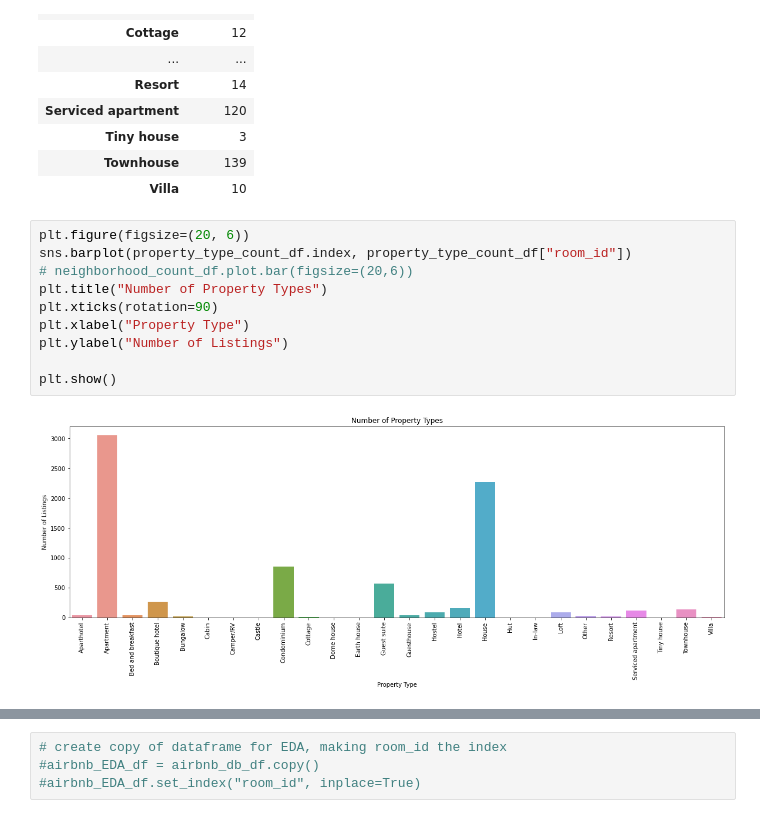
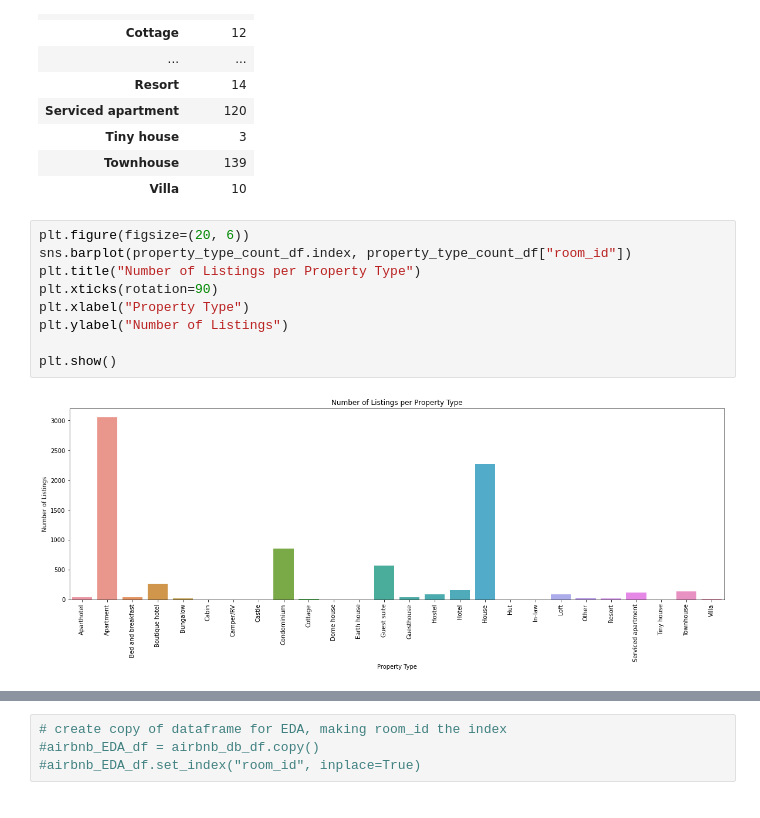
Before and after one commit to rustiri/final_group_airbnb, a Jupyter notebook: SF_Airbnb_EDA.ipynb, the cells around one changed output, grey strips where cells are left out. Drawn from its saved outputs; the diff is of its cells as text.

```diff
--- a/SF_Airbnb_EDA.ipynb
+++ b/SF_Airbnb_EDA.ipynb
@@ -587,12 +587,11 @@ property_type_count_df
 # %%
 plt.figure(figsize=(20, 6))
 sns.barplot(property_type_count_df.index, property_type_count_df["room_id"])
-# neighborhood_count_df.plot.bar(figsize=(20,6))
-plt.title("Number of Property Types")
+plt.title("Number of Listings per Property Type")
 plt.xticks(rotation=90)
 plt.xlabel("Property Type")
 plt.ylabel("Number of Listings")
 
 plt.show()
 # %% [output]
-[figure, old version]
+[figure, new version]
```
Also changed, not shown: parts of 5 cells of this notebook, 8 other files.
